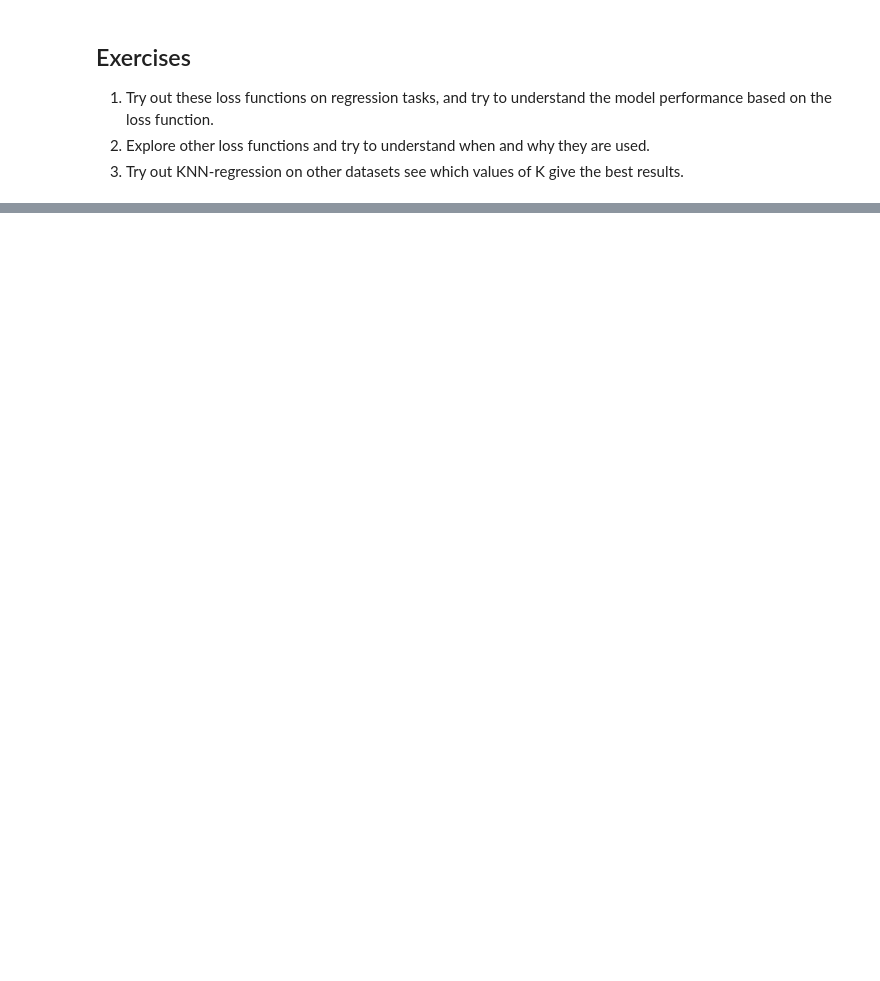
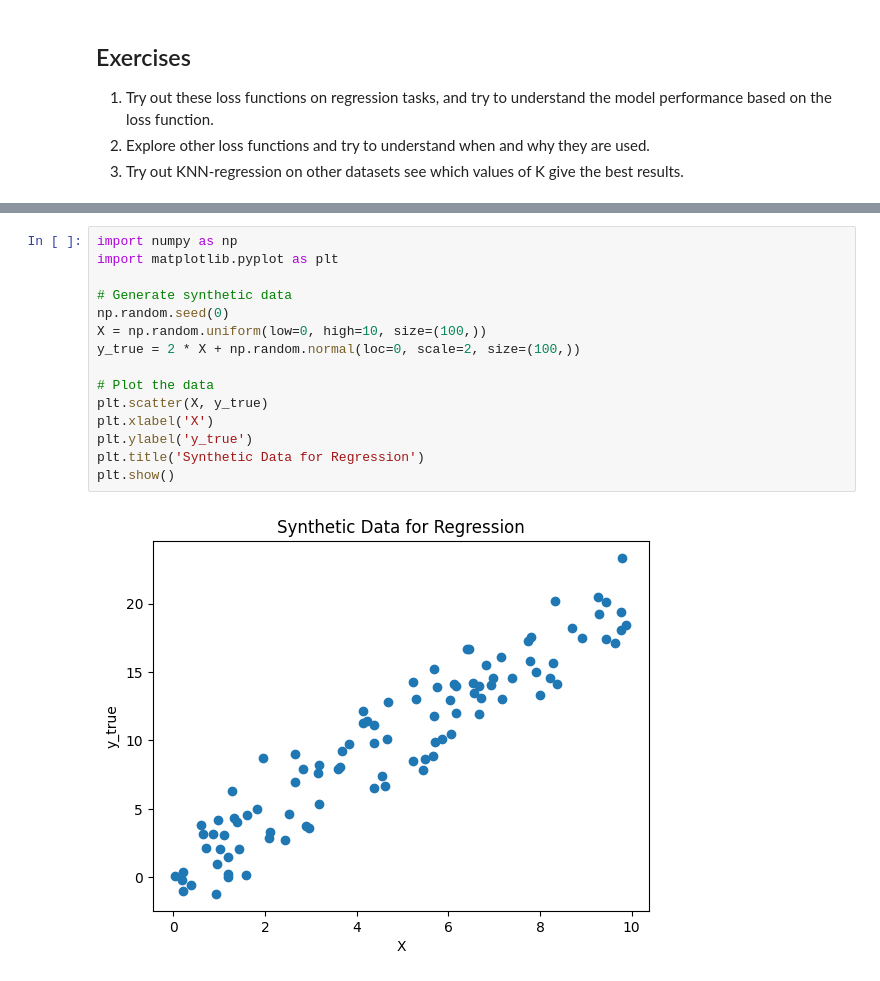
Before and after one commit to Teja21B21A4206/FMML-IIT-LABS, a Jupyter notebook: Regression_Lab_2.ipynb, the cells around one changed output, grey strips where cells are left out. Drawn from its saved outputs; the diff is of its cells as text; blank space fills up the shorter version.

```diff
--- a/Regression_Lab_2.ipynb
+++ b/Regression_Lab_2.ipynb
@@ -432,0 +265,17 @@ Remember to adjust the code according to the specifics of your dataset and probl
+# %%
+import numpy as np
+import matplotlib.pyplot as plt
+
+# Generate synthetic data
+np.random.seed(0)
+X = np.random.uniform(low=0, high=10, size=(100,))
+y_true = 2 * X + np.random.normal(loc=0, scale=2, size=(100,))
+
+# Plot the data
+plt.scatter(X, y_true)
+plt.xlabel('X')
+plt.ylabel('y_true')
+plt.title('Synthetic Data for Regression')
+plt.show()
+# %% [output]
+[figure, added]
```
Also changed, not shown: parts of 8 cells of this notebook.
